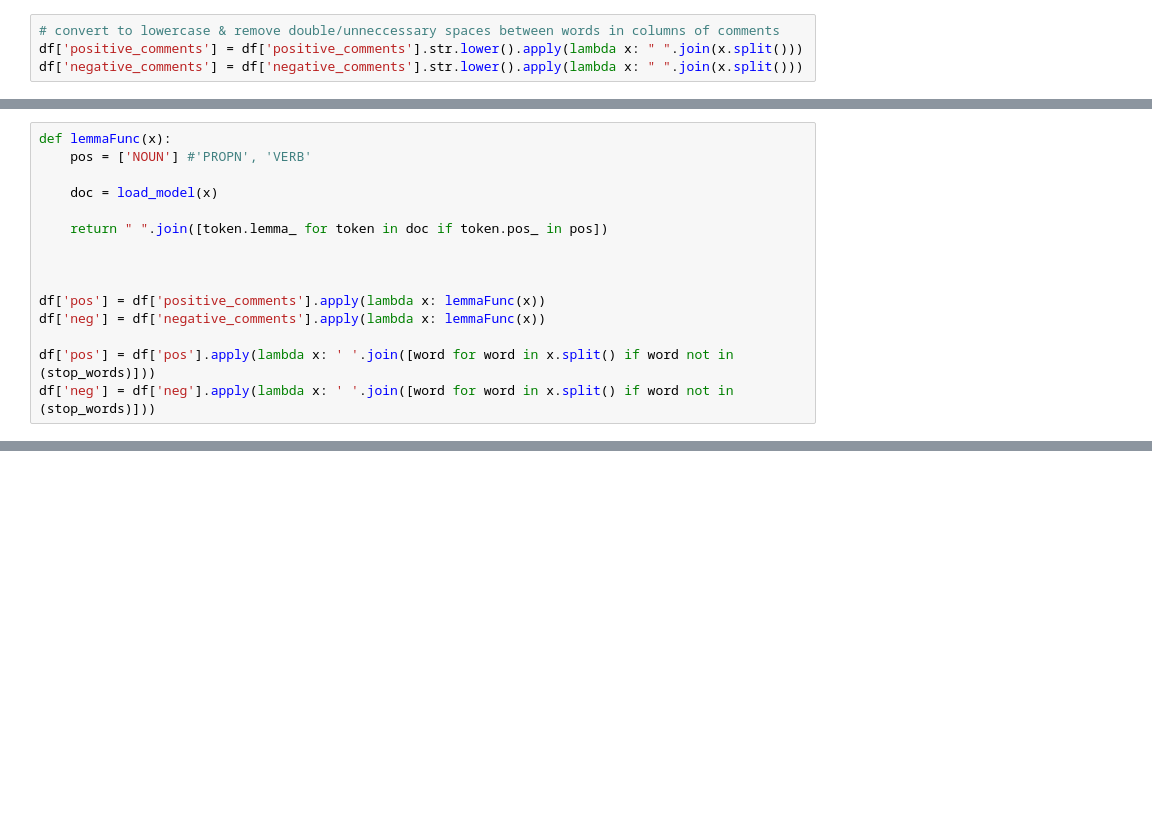
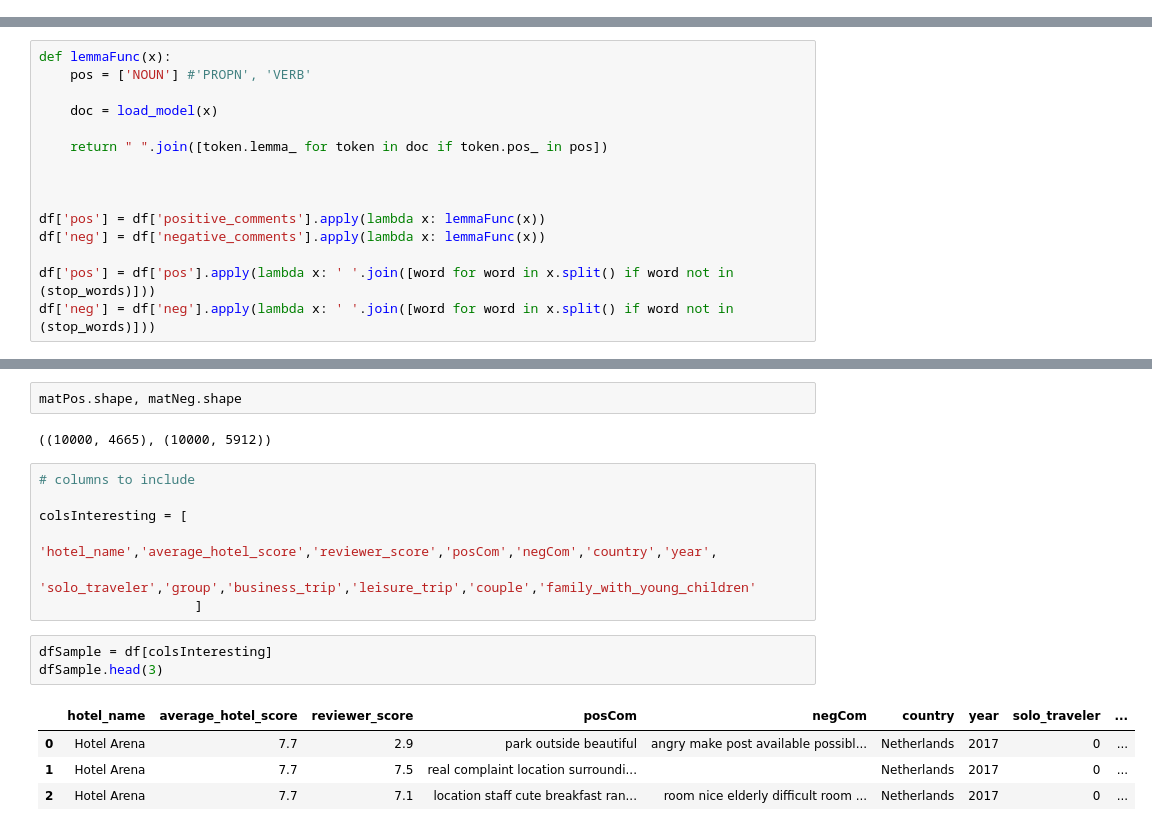
Before and after one commit to echemochek/booking.com-feature_extraction, a Jupyter notebook: bookingdotcom.ipynb, the cells around one changed output, grey strips where cells are left out. Cells and saved outputs as stored; diff of their text form; blank space fills up the shorter version.

```diff
--- a/bookingdotcom.ipynb
+++ b/bookingdotcom.ipynb
@@ -43,4 +40,0 @@ df.columns= df.columns.str.lower()
-# %%
-# convert to lowercase & remove double/unneccessary spaces between words in columns of comments
-df['positive_comments'] = df['positive_comments'].str.lower().apply(lambda x: " ".join(x.split()))
-df['negative_comments'] = df['negative_comments'].str.lower().apply(lambda x: " ".join(x.split()))
@@ -348,0 +365,19 @@ sparseDF1 = pd.DataFrame(sparseVec1.toarray(), columns=vec1.get_feature_names_ou
+# %%
+matPos.shape, matNeg.shape
+# %% [output]
+((10000, 4665), (10000, 5912))
+# %%
+# columns to include
+
+colsInteresting = [
+                    'hotel_name','average_hotel_score','reviewer_score','posCom','negCom','country','year',
+                    'solo_traveler','group','business_trip','leisure_trip','couple','family_with_young_children'
+                    ]
+# %%
+dfSample = df[colsInteresting]
+dfSample.head(3)
+# %% [output]
+|  | hotel_name | average_hotel_score | reviewer_score | posCom | negCom | country | year | solo_traveler | ... |
+| 0 | Hotel Arena | 7.7 | 2.9 | park outside beautiful | angry make post available possibl... | Netherlands | 2017 | 0 | ... |
+| 1 | Hotel Arena | 7.7 | 7.5 | real complaint location surroundi... |  | Netherlands | 2017 | 0 | ... |
+| 2 | Hotel Arena | 7.7 | 7.1 | location staff cute breakfast ran... | room nice elderly difficult room ... | Netherlands | 2017 | 0 | ... |
```
Also changed, not shown: parts of 22 cells of this notebook.
